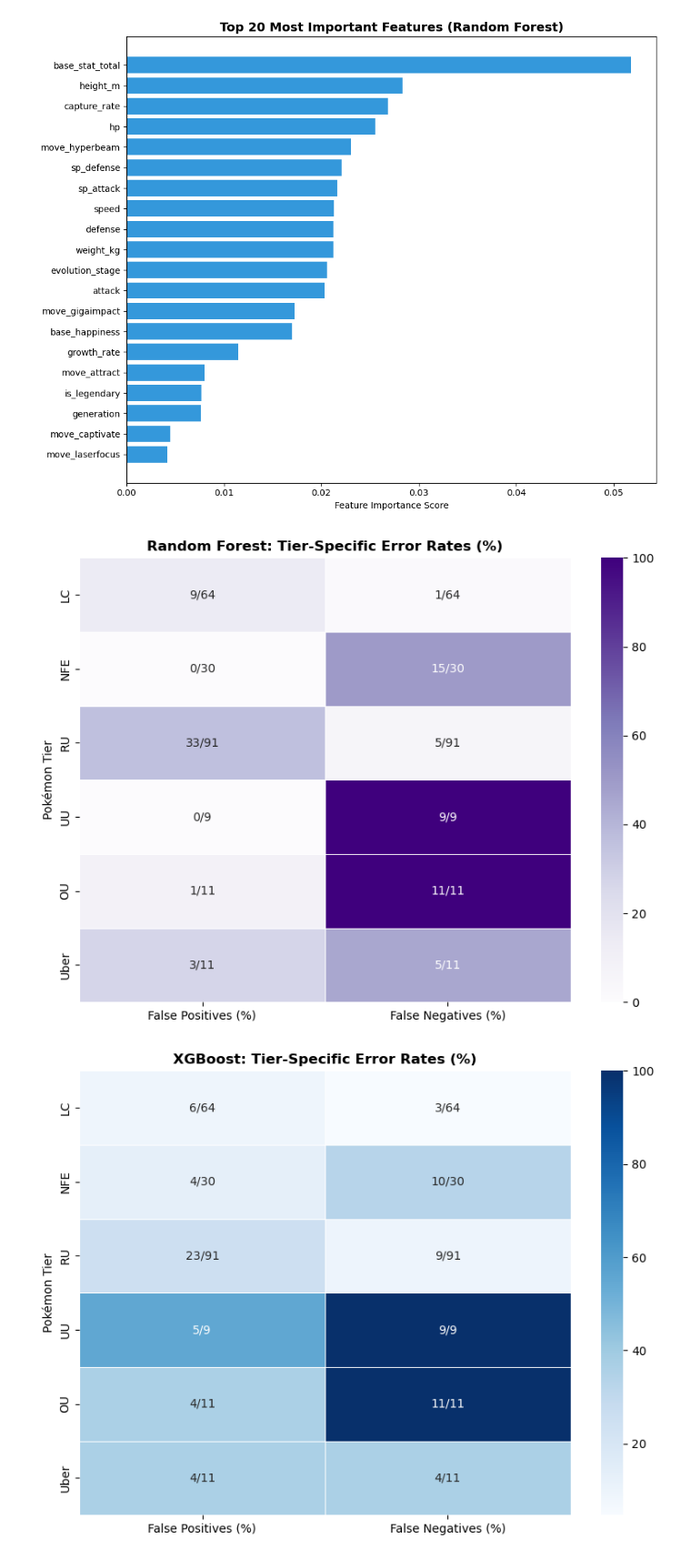
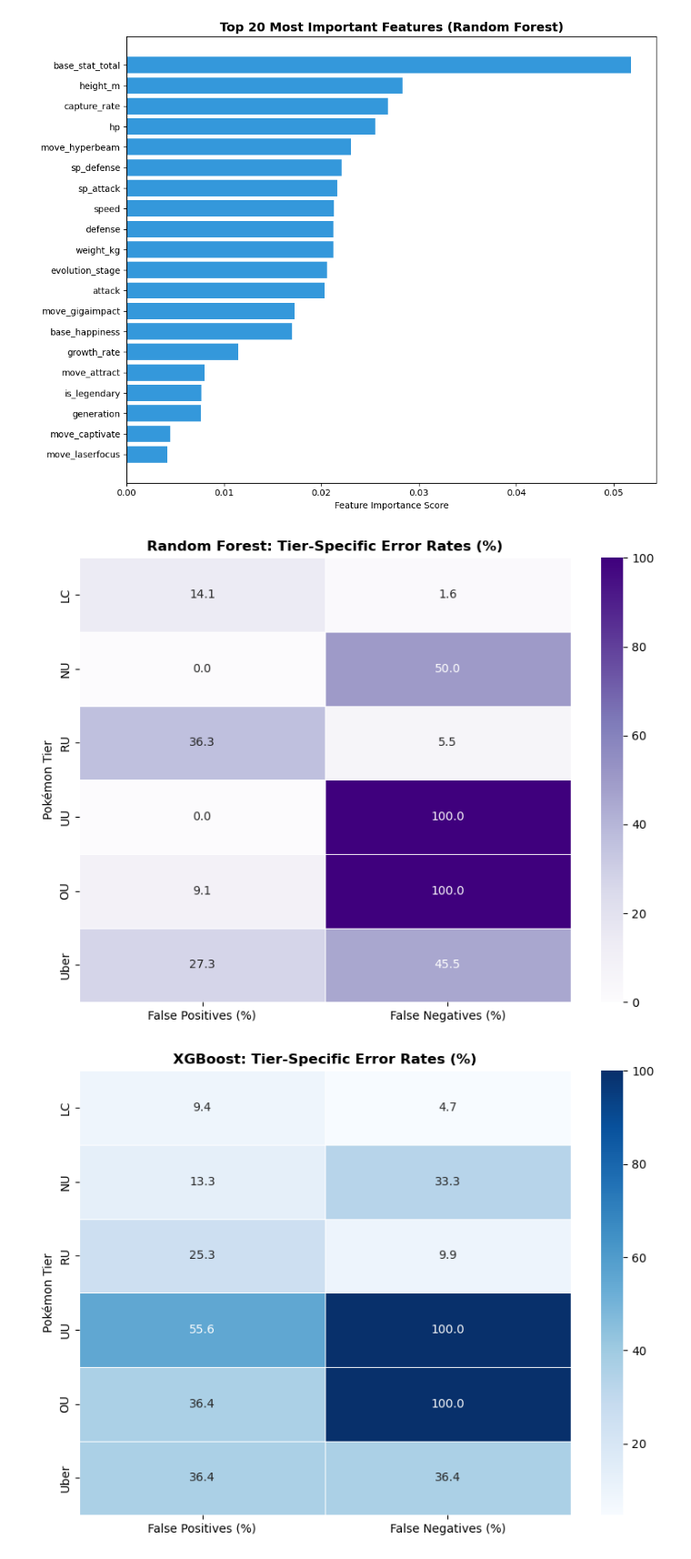
Before and after one commit to Anna-Kopec/pokemon_exploratory_data_analysis, a Jupyter notebook: src/process_tiers.ipynb, the cells around one changed output. Shown at 91% size. Saved outputs shown, nothing was run; the diff lists cells and outputs as text; code cells hidden in the pictures.

```diff
--- a/src/process_tiers.ipynb
+++ b/src/process_tiers.ipynb
@@ -24,7 +24,7 @@ y = pkmn_df[target]
 X_train, X_test, y_train, y_test = train_test_split(X, y, test_size=0.2, random_state=seed, stratify=y)
 # %%
 # graph train/test set tier frequency
-tier_labels = ['LC', 'NFE', 'RU', 'UU', 'OU', 'Uber']
+tier_labels = ['LC', 'NU', 'RU', 'UU', 'OU', 'Uber']
 
 train_freq = (pd.Series(np.array(y_train).ravel()).value_counts(normalize=True) * 100).reindex(range(len(tier_labels)), fill_value=0)
 test_freq = (pd.Series(np.array(y_test).ravel()).value_counts(normalize=True) * 100).reindex(range(len(tier_labels)), fill_value=0)
@@ -201,37 +201,36 @@ def get_fp_fn(y_true, y_pred, labels):
 rf_fp, rf_fn = get_fp_fn(y_test_flat, rf_predictions, tier_labels)
 xgb_fp, xgb_fn = get_fp_fn(y_test_flat, predictions, tier_labels)
 
 # 4. Updated Plotting Function (now takes raw FP/FN arrays)
 def plot_model_heatmap(fp, fn, support_vals, title, cmap):
     safe_support = support_vals.replace(0, 1)
 
-    # We use fractions in the labels for clarity
     annot_labels = np.array([
-        [f"{int(f)}/{int(s)}", f"{int(n)}/{int(s)}"]
+        [f"{100*(f/s):.1f}", f"{100*(n/s):.1f}"]
         for f, n, s in zip(fp, fn, support_vals)
     ])
 
     rates = pd.DataFrame({
         'False Positives (%)': (fp / safe_support) * 100,
         'False Negatives (%)': (fn / safe_support) * 100
     }, index=tier_labels)
 
     plt.figure(figsize=(8, 6))
     sns.heatmap(rates, annot=annot_labels, fmt="", cmap=cmap, linewidths=.5)
     plt.title(title, fontsize=12, fontweight='bold')
     plt.ylabel('Pokémon Tier')
     plt.tight_layout()
     plt.show()
 
 # 5. Generate the heatmaps
 plot_model_heatmap(rf_fp, rf_fn, support,
                    'Random Forest: Tier-Specific Error Rates (%)', 'Purples')
 
 plot_model_heatmap(xgb_fp, xgb_fn, support,
                    'XGBoost: Tier-Specific Error Rates (%)', 'Blues')
 # %% [output]
-[figure, old version]
+[figure, new version]
-[figure, old version]
+[figure, new version]
 # %%
 def trace_leakage(y_true, y_pred, target_idx, labels):
     # Ensure they are flat arrays
```
Also changed, not shown: parts of 1 cell of this notebook.
